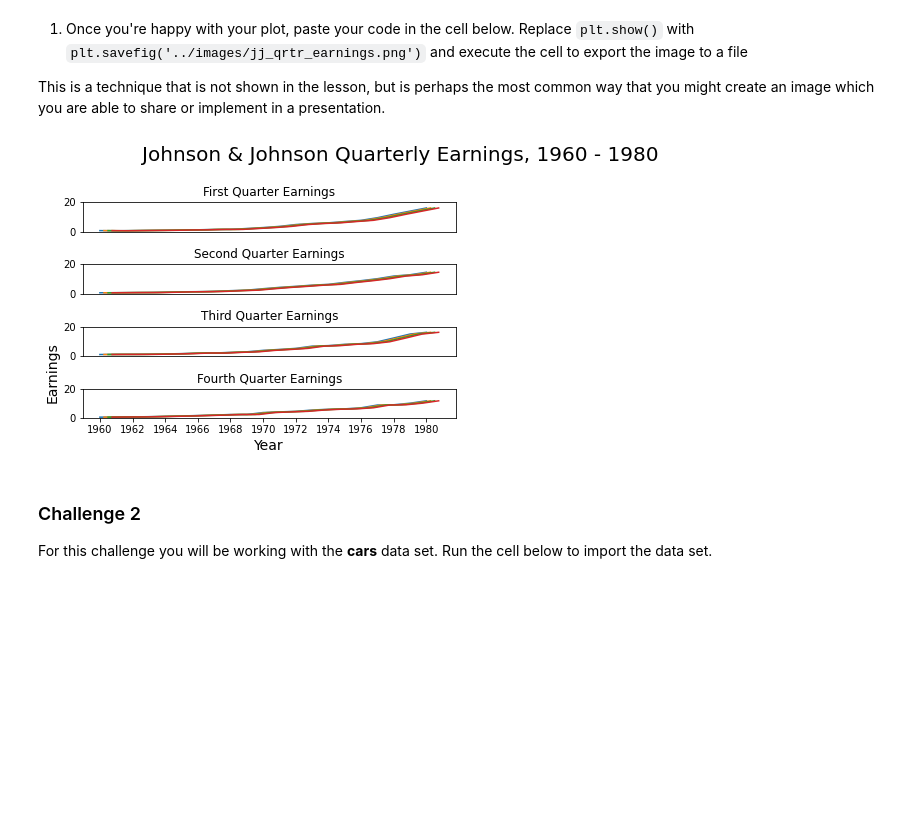
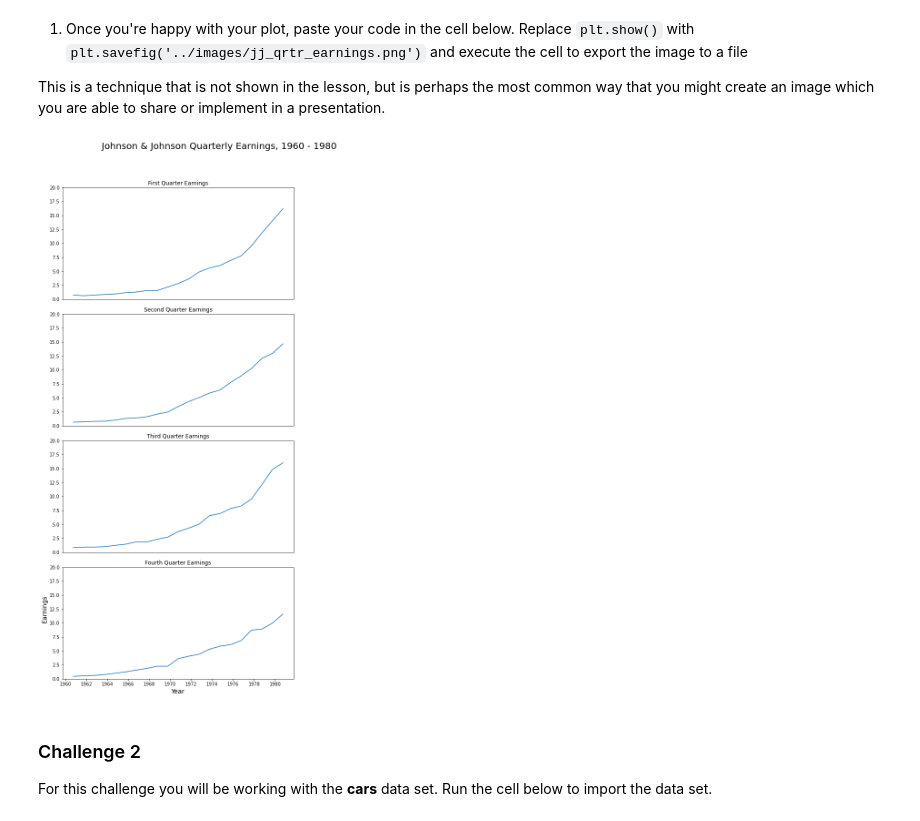
Before and after one commit to medrich/ds-precourse-faceting, a Jupyter notebook: notebooks/faceting.ipynb, the cells around one changed output. Drawn from its saved outputs; the diff is of its cells as text; code cells hidden in the pictures; blank space fills up the shorter version.

```diff
--- a/notebooks/faceting.ipynb
+++ b/notebooks/faceting.ipynb
@@ -83,52 +83,55 @@ earnings = np.array([
     [16.20 ,14.67 ,16.02 ,11.61]
     ])
 
-earnings_q1 = np.array([earnings[:,0]]).reshape(21,1)
-earnings_q2 = np.array([earnings[:,1]]).reshape(21,1)
-earnings_q3 = np.array([earnings[:,2]]).reshape(21,1)
-earnings_q4 = np.array([earnings[:,3]]).reshape(21,1)
+earnings_q1 = np.array([earnings[:,0]]).reshape(21,)
+earnings_q2 = np.array([earnings[:,1]]).reshape(21,)
+earnings_q3 = np.array([earnings[:,2]]).reshape(21,)
+earnings_q4 = np.array([earnings[:,3]]).reshape(21,)
 
 #print(time)
 #print(earnings)
 #print(earnings_q1)
+#print(earnings_q2)
+#print(earnings_q3)
+#print(earnings_q4)
 
-x = np.linspace(1960,1981,22)
+##x = np.linspace(1960,1981,22)
 tick_location = range(1960,1981,2)
 tick_labels = range(1960,1981,2)
 
-plt.figure()
+plt.figure(figsize=(8, 16))
 plt.figtext(0.25, 1.05, "Johnson & Johnson Quarterly Earnings, 1960 - 1980", ha="left", fontsize=20)
 
 #creating first subplot
 plt.subplot(4, 1, 1)
 plt.title("First Quarter Earnings")
-plt.plot(time, earnings_q1)
+plt.plot(time[:,0], earnings_q1)
 plt.xticks([])
 plt.ylim([0, 20])
 
 #creating second subplot
 plt.subplot(4, 1, 2)
 plt.title("Second Quarter Earnings")
-plt.plot(time, earnings_q2)
+plt.plot(time[:,1], earnings_q2)
 plt.xticks([])
 plt.ylim([0, 20])
 
 #creating third subplot
 plt.subplot(4, 1, 3)
 plt.title("Third Quarter Earnings")
-plt.plot(time, earnings_q3)
+plt.plot(time[:,2], earnings_q3)
 plt.xticks([])
 plt.ylim([0, 20])
 
 #creating fourth subplot
 plt.subplot(4, 1, 4)
 plt.title("Fourth Quarter Earnings")
-plt.plot(time, earnings_q4)
+plt.plot(time[:,3], earnings_q4)
 plt.ylim([0, 20])
 
 plt.xticks(tick_location, tick_labels)
 plt.xlabel("Year", ha='center',fontsize=14)
-plt.ylabel("Earnings", ha="left",fontsize=14)
+plt.ylabel("Earnings", ha= "left", va="bottom",fontsize=14)
 
 plt.tight_layout()
 plt.show()
@@ -139,50 +142,47 @@ plt.show()
 
 This is a technique that is not shown in the lesson, but is perhaps the most common way that you might create an image which you are able to share or implement in a presentation.
 # %%
-# Paste your code here and export it
-
-x = np.linspace(1960,1981,22)
 tick_location = range(1960,1981,2)
 tick_labels = range(1960,1981,2)
 
-plt.figure()
+plt.figure(figsize=(8, 16))
 plt.figtext(0.25, 1.05, "Johnson & Johnson Quarterly Earnings, 1960 - 1980", ha="left", fontsize=20)
 
 #creating first subplot
 plt.subplot(4, 1, 1)
 plt.title("First Quarter Earnings")
-plt.plot(time, earnings_q1)
+plt.plot(time[:,0], earnings_q1)
 plt.xticks([])
 plt.ylim([0, 20])
 
 #creating second subplot
 plt.subplot(4, 1, 2)
 plt.title("Second Quarter Earnings")
-plt.plot(time, earnings_q2)
+plt.plot(time[:,1], earnings_q2)
 plt.xticks([])
 plt.ylim([0, 20])
 
 #creating third subplot
 plt.subplot(4, 1, 3)
 plt.title("Third Quarter Earnings")
-plt.plot(time, earnings_q3)
+plt.plot(time[:,2], earnings_q3)
 plt.xticks([])
 plt.ylim([0, 20])
 
 #creating fourth subplot
 plt.subplot(4, 1, 4)
 plt.title("Fourth Quarter Earnings")
-plt.plot(time, earnings_q4)
+plt.plot(time[:,3], earnings_q4)
 plt.ylim([0, 20])
 
 plt.xticks(tick_location, tick_labels)
 plt.xlabel("Year", ha='center',fontsize=14)
-plt.ylabel("Earnings", ha="left",fontsize=14)
+plt.ylabel("Earnings", ha= "left", va="bottom",fontsize=14)
 
 plt.tight_layout()
 plt.savefig('../images/jj_qrtr_earnings.png')
 # %% [output]
-[figure, old version]
+[figure, new version]
 # %% [markdown]
 ### Challenge 2
 
```
Also changed, not shown: parts of 4 cells of this notebook, 2 other files.
